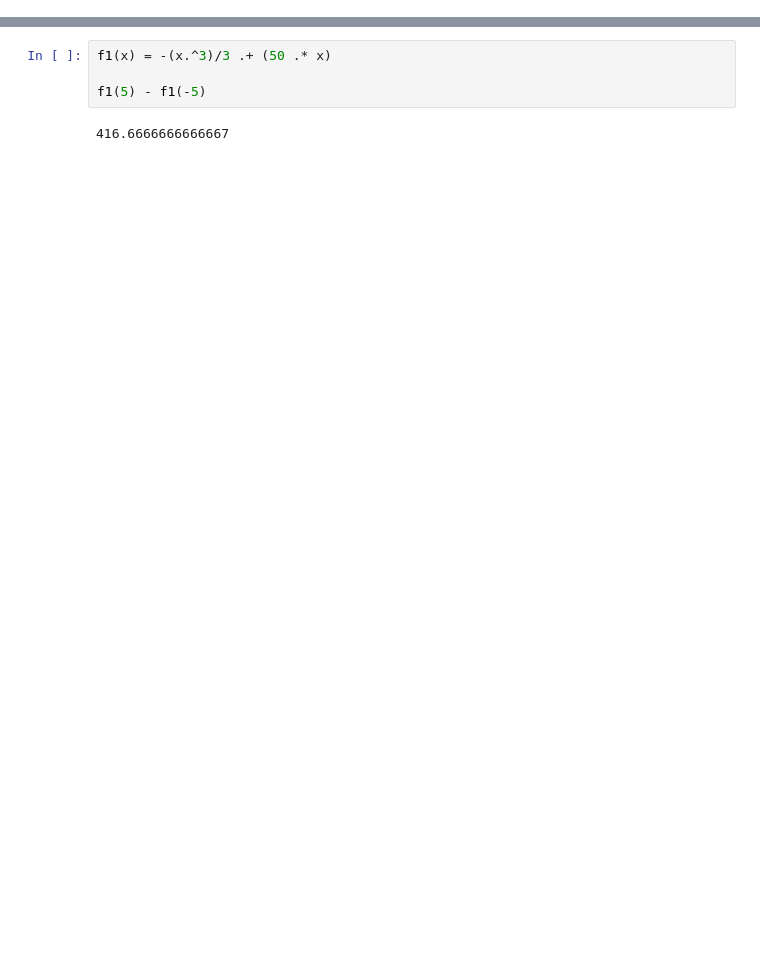
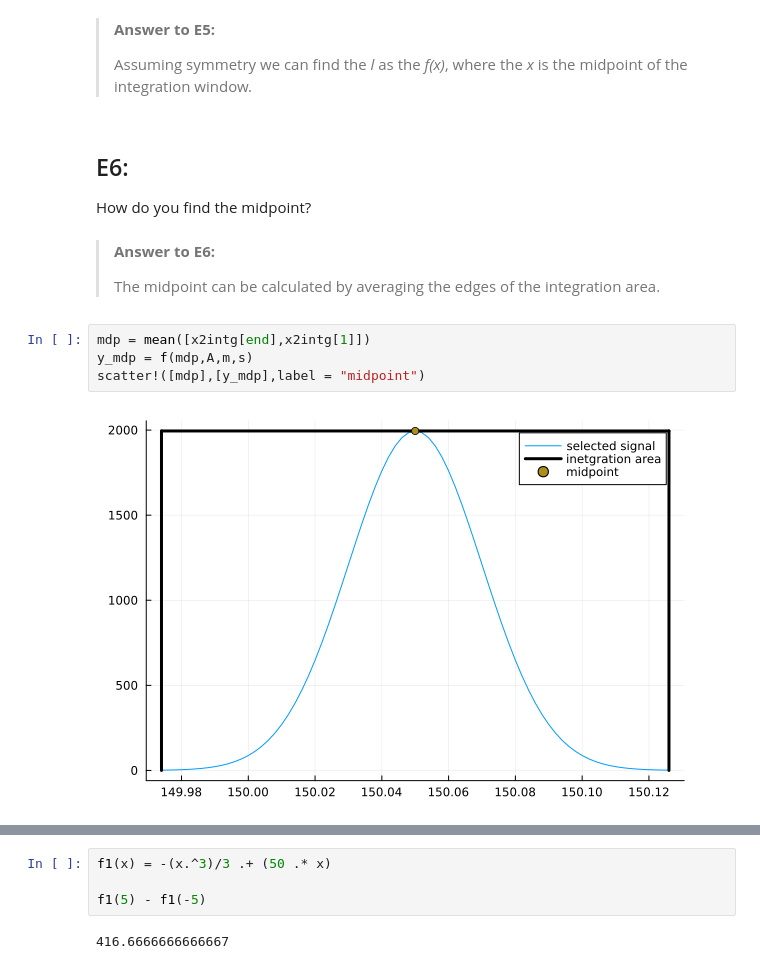
Before and after one commit to EMCMS/DataSci4Chem.jl, a Jupyter notebook: Notebooks/Lecture_Integration.ipynb, the cells around one changed output, grey strips where cells are left out. Saved outputs shown, nothing was run; the diff lists cells and outputs as text; blank space fills up the shorter version.

```diff
--- a/Notebooks/Lecture_Integration.ipynb
+++ b/Notebooks/Lecture_Integration.ipynb
@@ -30,0 +80,18 @@ midpoint_integration (generic function with 2 methods)
+# %% [markdown]
+> **Answer to E5:**
+>
+> Assuming symmetry we can find the *l* as the *f(x)*, where the *x* is the midpoint of the integration window.
+# %% [markdown]
+## E6:
+
+How do you find the midpoint?
+# %% [markdown]
+> **Answer to E6:**
+>
+> The midpoint can be calculated by averaging the edges of the integration area.
+# %%
+mdp = mean([x2intg[end],x2intg[1]])
+y_mdp = f(mdp,A,m,s)
+scatter!([mdp],[y_mdp],label = "midpoint")
+# %% [output]
+[figure, added]
```
Also changed, not shown: parts of 25 cells of this notebook, 10 other files.
